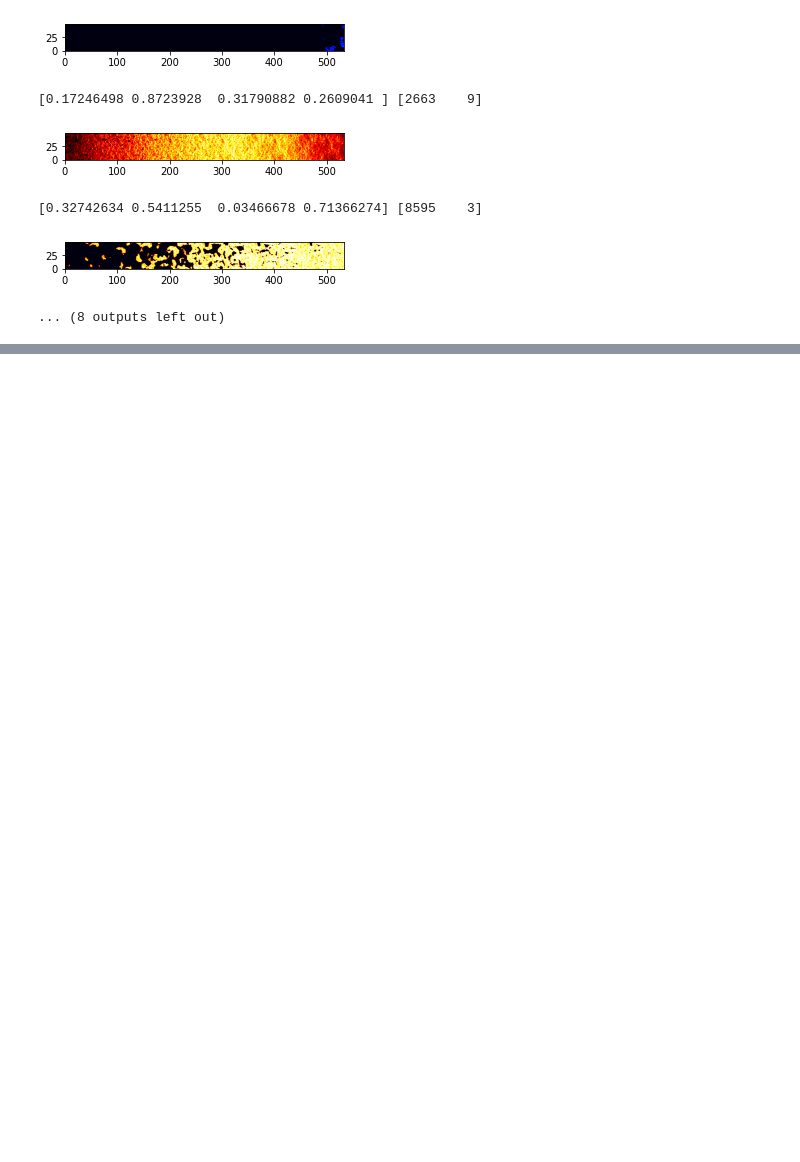
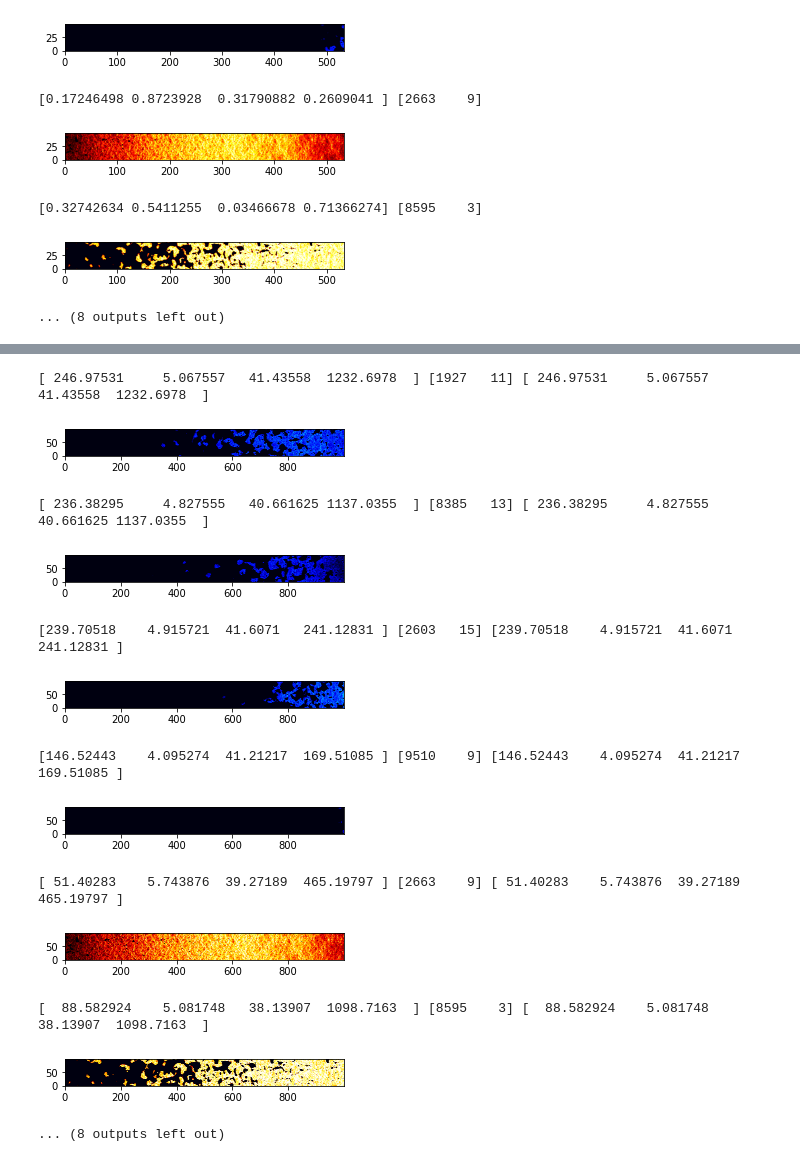
Before and after one commit to gfiameni/21CNN, a Jupyter notebook: DatabaseTesting.ipynb, the cells around one changed output, grey strips where cells are left out. Drawn from its saved outputs; the diff is of its cells as text; code cells hidden in the pictures; blank space fills up the shorter version.

```diff
--- a/DatabaseTesting.ipynb
+++ b/DatabaseTesting.ipynb
@@ -239,3 +239,10 @@ for i in range(10):
 [0.32742634 0.5411255  0.03466678 0.71366274] [8595    3]
 [figure]
 ... (8 outputs left out)
+# %%
+#nefertem
+for i in range(10):
+    fig=plt.figure(figsize=(5, 0.5))
+    print(trainY[i], trainWI[i])
+    plt.pcolormesh(trainX[i], vmin = 0, vmax = 1, cmap=EoR_colour,shading='gouraud')
+    plt.show()
@@ -241,0 +267,9 @@ for i in range(10):
+# %%
+#nefertem from database
+walkers = trainWI[:10, 0]
+print(walkers)
+DataX = database.CreateSlicedData(SlicesPerAxis = 5, walkers = walkers)
+DataY = database.CreateParamData(walkers = walkers)
+print(DataX.shape)
+print(DataY.shape)
+print(DataY)
@@ -241,0 +290,28 @@ for i in range(10):
+# %%
+for i in range(10):
+    fig=plt.figure(figsize=(5, 0.5))
+    WI = trainWI[i]
+    WalkerAstroParams = database.WalkerAstroParams(WI[0], ReturnType="array")
+    normWalkerAstroParams, _, _ = Filters.NormalizeY(WalkerAstroParams)
+    print(WalkerAstroParams, WI, DataY[i])
+    Box = database.CombineBoxes(WI[0], 5)
+    slices = database.SliceBoxNTimesXY(Box, 5)
+    slices = Filters.CutInX(slices)
+    # print(slices.shape)
+    plt.pcolormesh(slices[WI[1]], vmin = -250, vmax = 50, cmap=EoR_colour,shading='gouraud')
+    plt.show()
+    # plt.imshow(DataX[images*i//10], cmap="gray")
+# %% [output]
+[ 246.97531     5.067557   41.43558  1232.6978  ] [1927   11] [ 246.97531     5.067557   41.43558  1232.6978  ]
+[figure, added]
+[ 236.38295     4.827555   40.661625 1137.0355  ] [8385   13] [ 236.38295     4.827555   40.661625 1137.0355  ]
+[figure, added]
+[239.70518    4.915721  41.6071   241.12831 ] [2603   15] [239.70518    4.915721  41.6071   241.12831 ]
+[figure, added]
+[146.52443    4.095274  41.21217  169.51085 ] [9510    9] [146.52443    4.095274  41.21217  169.51085 ]
+[figure, added]
+[ 51.40283    5.743876  39.27189  465.19797 ] [2663    9] [ 51.40283    5.743876  39.27189  465.19797 ]
+[figure, added]
+[  88.582924    5.081748   38.13907  1098.7163  ] [8595    3] [  88.582924    5.081748   38.13907  1098.7163  ]
+[figure, added]
+... (8 outputs left out)
```
Also changed, not shown: parts of 3 cells of this notebook.
